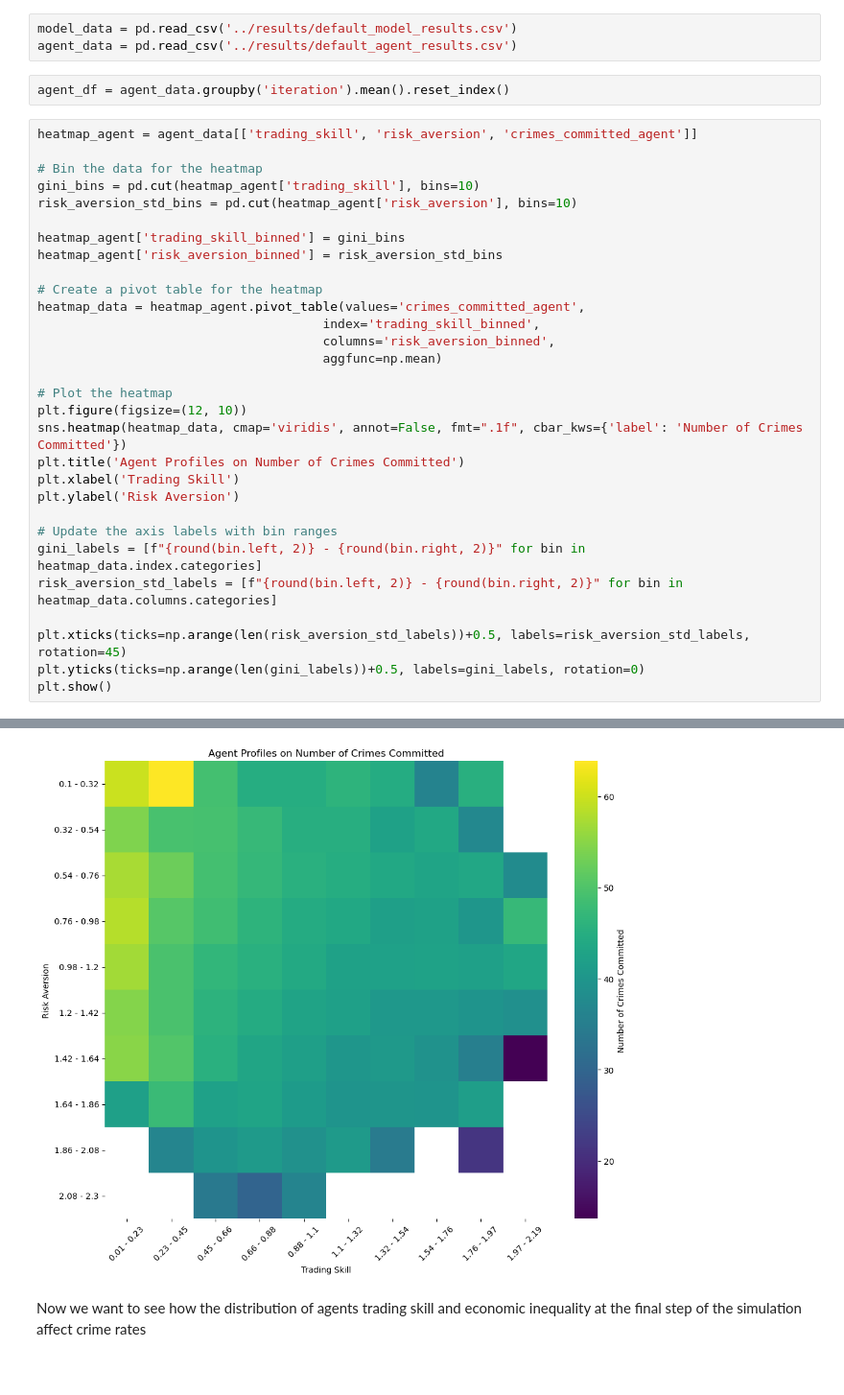
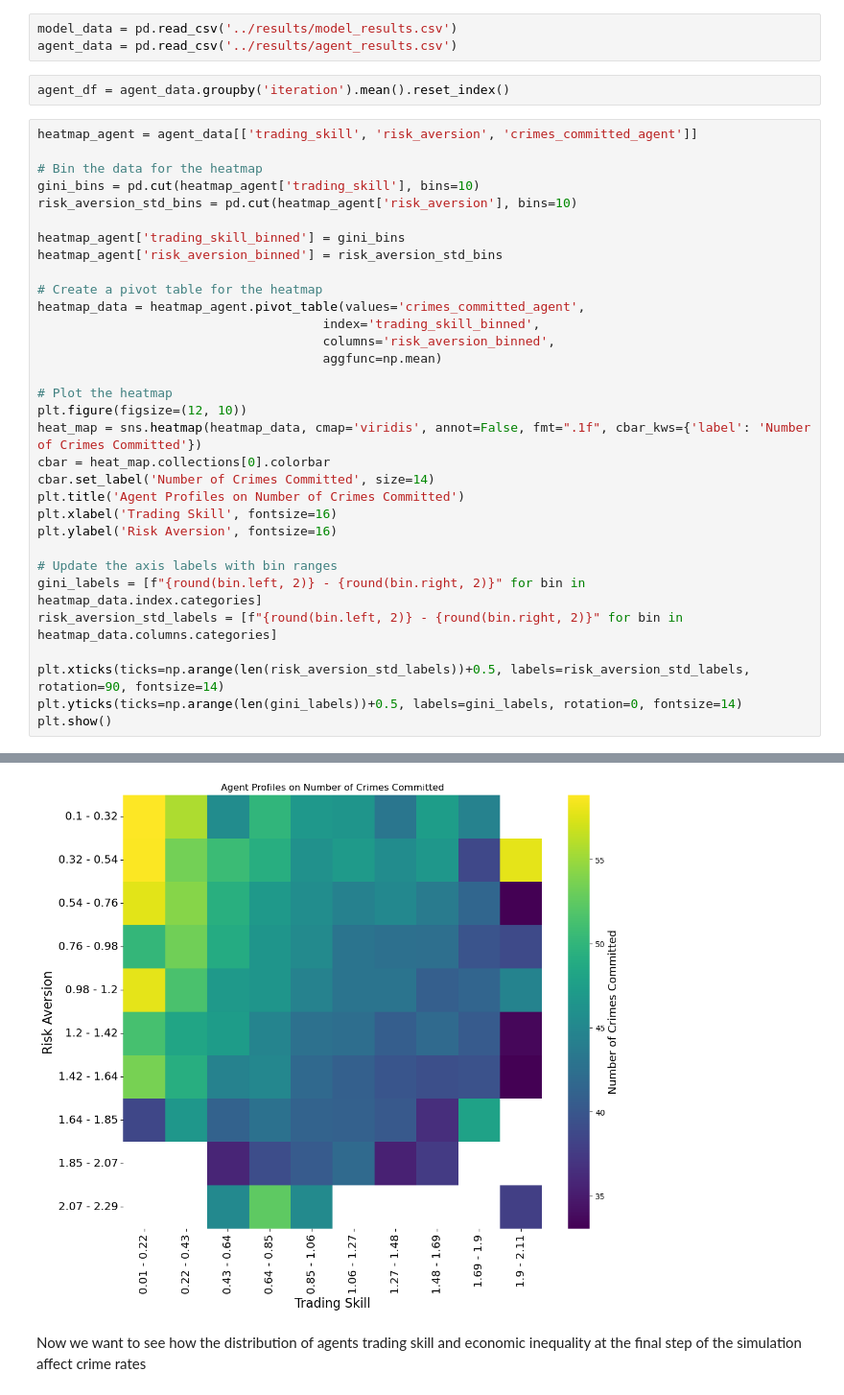
Before and after one commit to nabilasiregar/abm-project, a Jupyter notebook: notebooks/analysis.ipynb, the cells around one changed output, grey strips where cells are left out. Shown at 96% size. Drawn from its saved outputs; the diff is of its cells as text.

```diff
--- a/notebooks/analysis.ipynb
+++ b/notebooks/analysis.ipynb
@@ -12,8 +12,8 @@ from scipy.stats import norm
 # %% [markdown]
 `default_agent_results.csv` and `default_model_results.csv` were obtained by running `python src/experiment.py` with `save_agent_data` set to true in config.toml
 # %%
-model_data = pd.read_csv('../results/default_model_results.csv')
-agent_data = pd.read_csv('../results/default_agent_results.csv')
+model_data = pd.read_csv('../results/model_results.csv')
+agent_data = pd.read_csv('../results/agent_results.csv')
 # %%
 agent_df = agent_data.groupby('iteration').mean().reset_index()
 # %%
@@ -25,38 +25,40 @@ risk_aversion_std_bins = pd.cut(heatmap_agent['risk_aversion'], bins=10)
 
 heatmap_agent['trading_skill_binned'] = gini_bins
 heatmap_agent['risk_aversion_binned'] = risk_aversion_std_bins
 
 # Create a pivot table for the heatmap
 heatmap_data = heatmap_agent.pivot_table(values='crimes_committed_agent',
                                       index='trading_skill_binned',
                                       columns='risk_aversion_binned',
                                       aggfunc=np.mean)
 
 # Plot the heatmap
 plt.figure(figsize=(12, 10))
-sns.heatmap(heatmap_data, cmap='viridis', annot=False, fmt=".1f", cbar_kws={'label': 'Number of Crimes Committed'})
+heat_map = sns.heatmap(heatmap_data, cmap='viridis', annot=False, fmt=".1f", cbar_kws={'label': 'Number of Crimes Committed'})
+cbar = heat_map.collections[0].colorbar
+cbar.set_label('Number of Crimes Committed', size=14)
 plt.title('Agent Profiles on Number of Crimes Committed')
-plt.xlabel('Trading Skill')
-plt.ylabel('Risk Aversion')
+plt.xlabel('Trading Skill', fontsize=16)
+plt.ylabel('Risk Aversion', fontsize=16)
 
 # Update the axis labels with bin ranges
 gini_labels = [f"{round(bin.left, 2)} - {round(bin.right, 2)}" for bin in heatmap_data.index.categories]
 risk_aversion_std_labels = [f"{round(bin.left, 2)} - {round(bin.right, 2)}" for bin in heatmap_data.columns.categories]
 
-plt.xticks(ticks=np.arange(len(risk_aversion_std_labels))+0.5, labels=risk_aversion_std_labels, rotation=45)
-plt.yticks(ticks=np.arange(len(gini_labels))+0.5, labels=gini_labels, rotation=0)
+plt.xticks(ticks=np.arange(len(risk_aversion_std_labels))+0.5, labels=risk_aversion_std_labels, rotation=90, fontsize=14)
+plt.yticks(ticks=np.arange(len(gini_labels))+0.5, labels=gini_labels, rotation=0, fontsize=14)
 plt.show()
 # %% [output]
 A value is trying to be set on a copy of a slice from a DataFrame.
 Try using .loc[row_indexer,col_indexer] = value instead
 
 See the caveats in the documentation: https://pandas.pydata.org/pandas-docs/stable/user_guide/indexing.html#returning-a-view-versus-a-copy
   heatmap_agent['trading_skill_binned'] = gini_bins
 A value is trying to be set on a copy of a slice from a DataFrame.
 Try using .loc[row_indexer,col_indexer] = value instead
 
 See the caveats in the documentation: https://pandas.pydata.org/pandas-docs/stable/user_guide/indexing.html#returning-a-view-versus-a-copy
   heatmap_agent['risk_aversion_binned'] = risk_aversion_std_bins
-[figure, old version]
+[figure, new version]
 # %% [markdown]
 Now we want to see how the distribution of agents trading skill and economic inequality at the final step of the simulation affect crime rates
```
Also changed, not shown: parts of 18 cells of this notebook, 2 other files.
